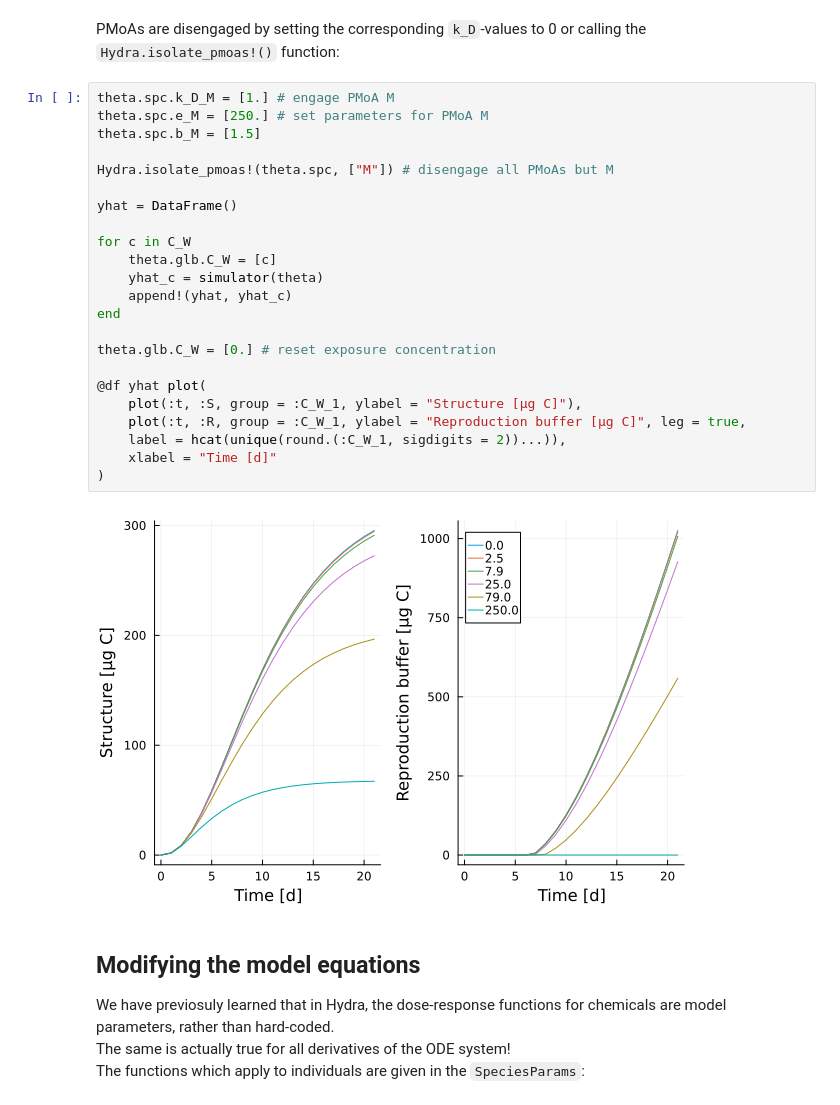
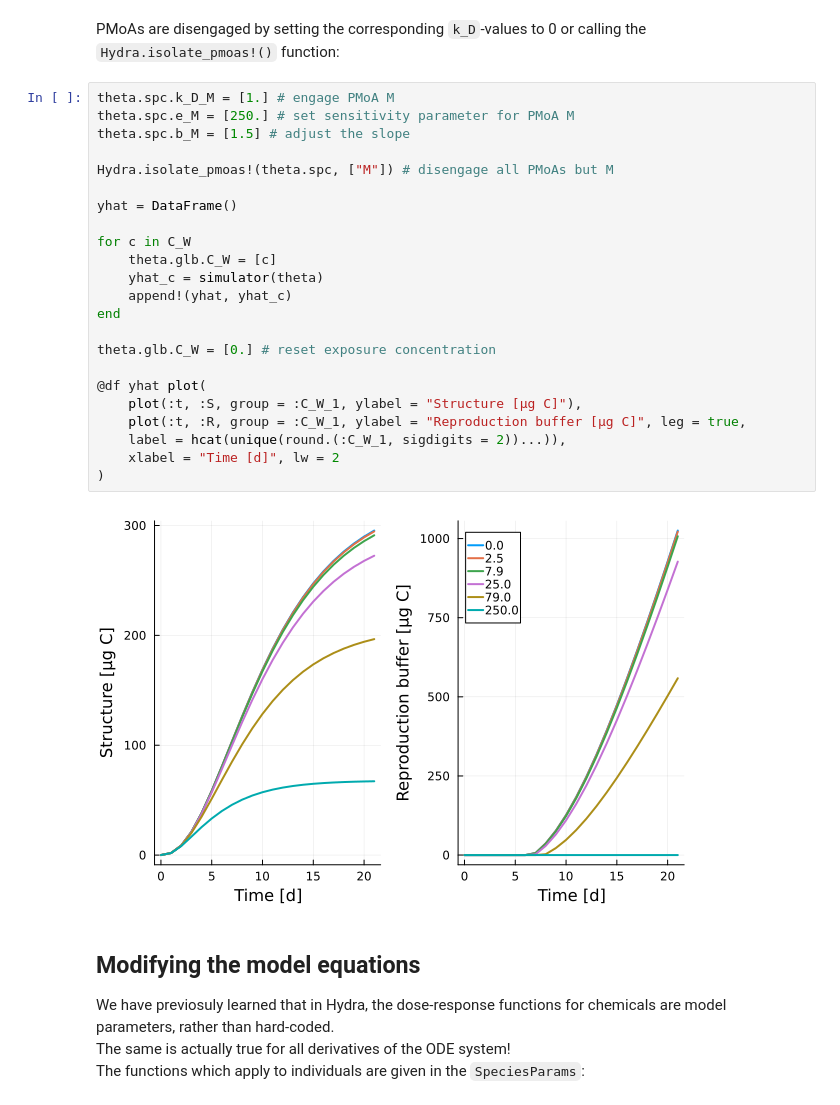
Before and after one commit to SimonHansul/DynamicHydra.jl, a Jupyter notebook: examples/Tutorial.ipynb, the cells around one changed output. Saved outputs shown, nothing was run; the diff lists cells and outputs as text.

```diff
--- a/examples/Tutorial.ipynb
+++ b/examples/Tutorial.ipynb
@@ -233,29 +233,29 @@ theta.spc.b_h # slope parameter PMoA h (hazard rate (GUTS-RED-SD))
 PMoAs are disengaged by setting the corresponding `k_D`-values to 0 or calling the `Hydra.isolate_pmoas!()` function:
 # %%
 theta.spc.k_D_M = [1.] # engage PMoA M
-theta.spc.e_M = [250.] # set parameters for PMoA M
-theta.spc.b_M = [1.5]
+theta.spc.e_M = [250.] # set sensitivity parameter for PMoA M
+theta.spc.b_M = [1.5] # adjust the slope
 
 Hydra.isolate_pmoas!(theta.spc, ["M"]) # disengage all PMoAs but M
 
 yhat = DataFrame()
 
 for c in C_W
     theta.glb.C_W = [c]
     yhat_c = simulator(theta)
     append!(yhat, yhat_c)
 end
 
 theta.glb.C_W = [0.] # reset exposure concentration
 
 @df yhat plot(
     plot(:t, :S, group = :C_W_1, ylabel = "Structure [μg C]"),
     plot(:t, :R, group = :C_W_1, ylabel = "Reproduction buffer [μg C]", leg = true,
     label = hcat(unique(round.(:C_W_1, sigdigits = 2))...)),
-    xlabel = "Time [d]"
+    xlabel = "Time [d]", lw = 2
 )
 # %% [output]
-[figure, old version]
+[figure, new version]
 # %% [markdown]
 ## Modifying the model equations
 
```
Also changed, not shown: parts of 7 cells of this notebook, 2 other files.
